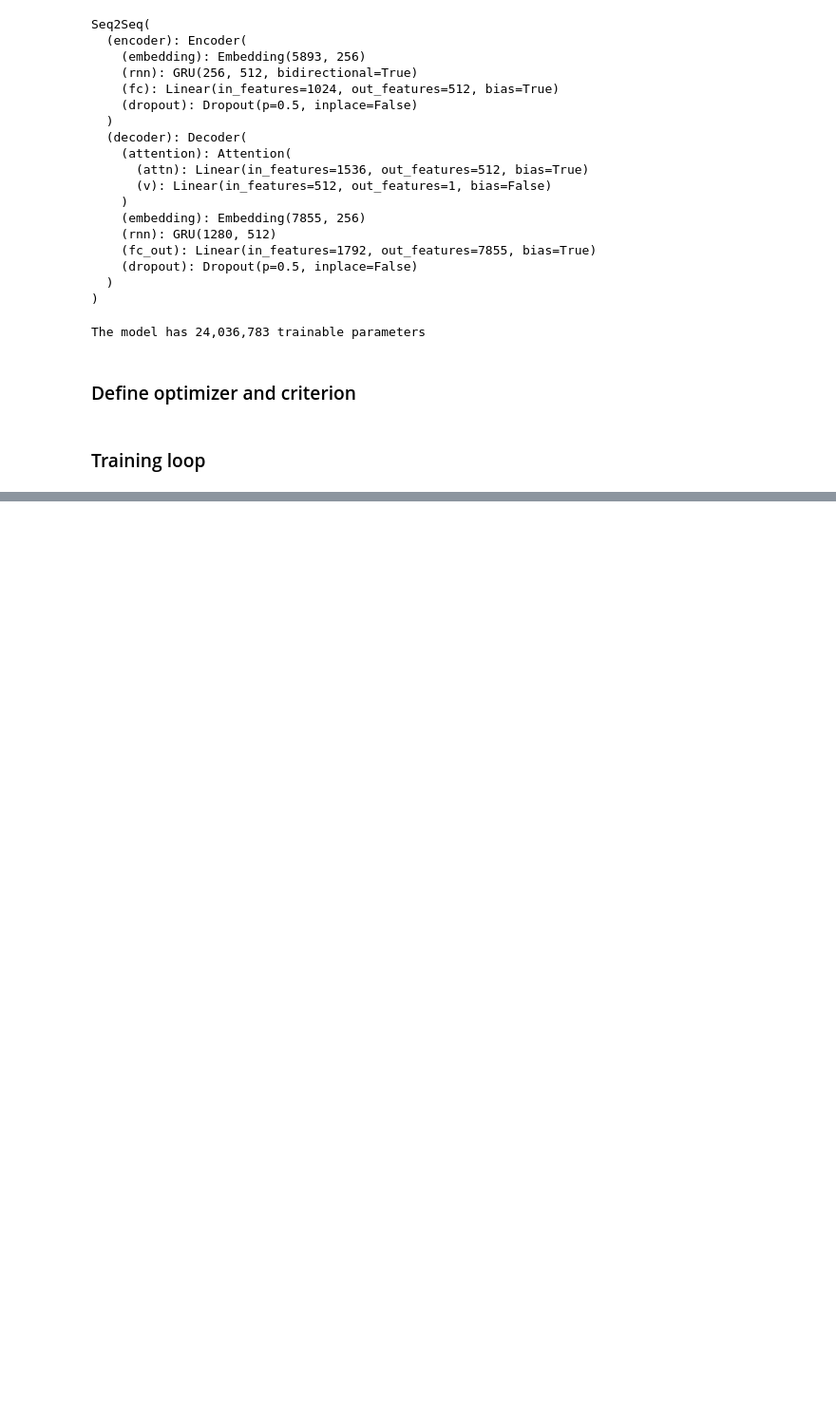
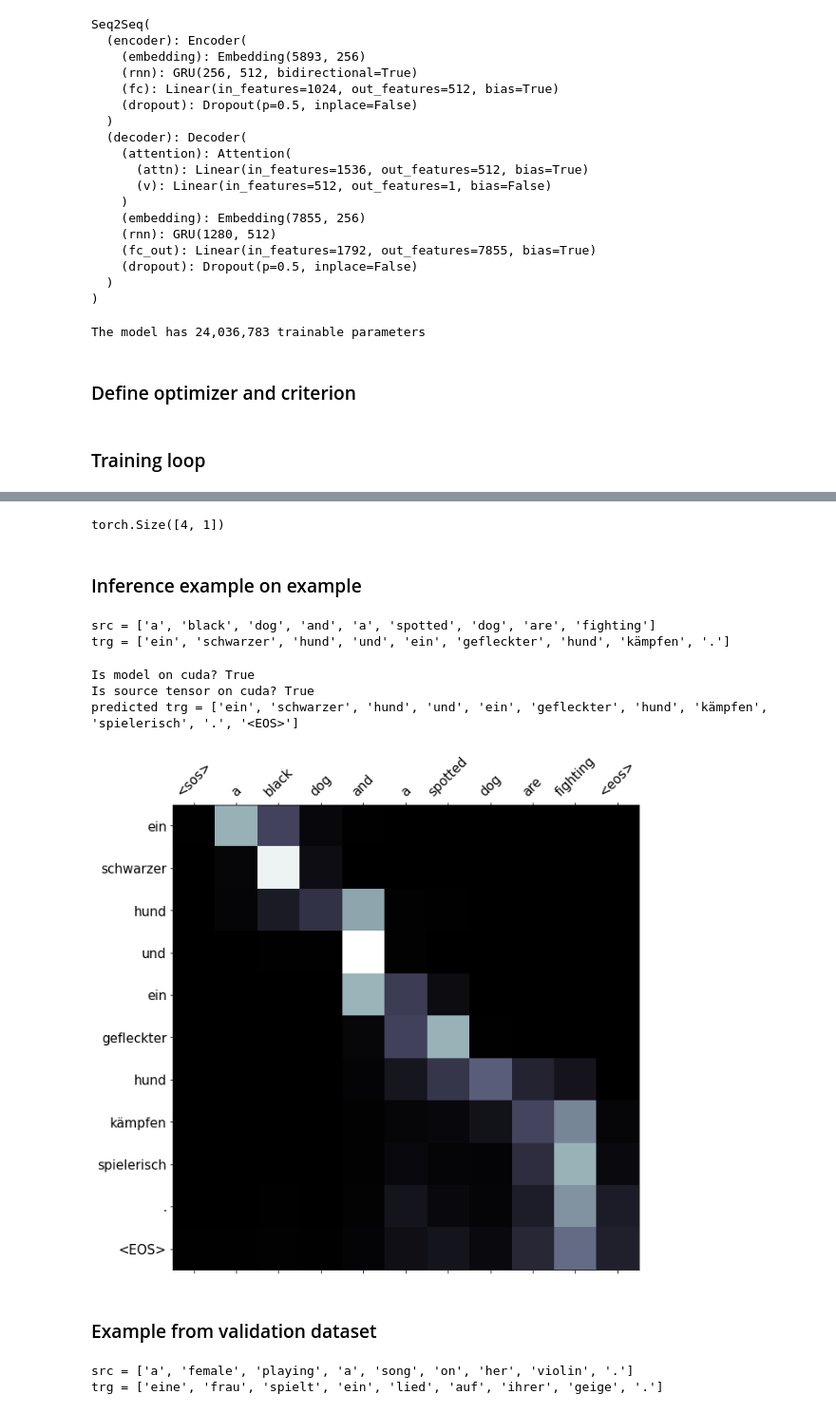
Before and after one commit to Shashank-Holla/TSAI-END-Program, a Jupyter notebook: 10- HandsOn 4/RNN_attention_based_machine_translation.ipynb, the cells around one changed output, grey strips where cells are left out. Shown: that part at 95% size. Drawn from its saved outputs; the diff is of its cells as text; code cells hidden in the pictures; blank space fills up the shorter version.

```diff
--- a/10- HandsOn 4/RNN_attention_based_machine_translation.ipynb
+++ b/10- HandsOn 4/RNN_attention_based_machine_translation.ipynb
@@ -500,0 +583,6 @@ Epoch: 25 | Time: 1m 34s
+# %%
+model.load_state_dict(torch.load('tut4-model.pt'))
+
+test_loss = evaluate(model, test_iterator, criterion)
+
+print(f'| Test Loss: {test_loss:.3f} | Test PPL: {math.exp(test_loss):7.3f} |')
@@ -500,0 +659,67 @@ Epoch: 25 | Time: 1m 34s
+# %%
+# check
+SRC.vocab.stoi["hello"]
+s1 = [token.lower() for token in tokenize_en("Hello from other side")]
+s2 = [SRC.vocab.stoi[token] for token in s1]
+s3 = torch.LongTensor(s2).unsqueeze(1)
+s3.shape
+# %% [output]
+torch.Size([4, 1])
+# %%
+def display_attention(sentence, translation, attention):
+
+    fig = plt.figure(figsize=(10,10))
+    ax = fig.add_subplot(111)
+
+    attention = attention.squeeze(1).cpu().detach().numpy()
+
+    cax = ax.matshow(attention, cmap='bone')
+
+    ax.tick_params(labelsize=15)
+    ax.set_xticklabels(['']+['<sos>']+[t.lower() for t in sentence]+['<eos>'],
+                       rotation=45)
+    ax.set_yticklabels(['']+translation)
+
+    ax.xaxis.set_major_locator(ticker.MultipleLocator(1))
+    ax.yaxis.set_major_locator(ticker.MultipleLocator(1))
+
+    plt.show()
+    plt.close()
+# %% [markdown]
+### Inference example on example
+# %%
+example_idx = 12
+
+src = vars(train_data.examples[example_idx])['src']
+trg = vars(train_data.examples[example_idx])['trg']
+
+print(f'src = {src}')
+print(f'trg = {trg}')
+# %% [output]
+src = ['a', 'black', 'dog', 'and', 'a', 'spotted', 'dog', 'are', 'fighting']
+trg = ['ein', 'schwarzer', 'hund', 'und', 'ein', 'gefleckter', 'hund', 'kämpfen', '.']
+# %%
+translation, attention = translate_sentence(src, SRC, TRG, model, device)
+
+print(f'predicted trg = {translation}')
+# %% [output]
+Is model on cuda? True
+Is source tensor on cuda? True
+predicted trg = ['ein', 'schwarzer', 'hund', 'und', 'ein', 'gefleckter', 'hund', 'kämpfen', 'spielerisch', '.', '<EOS>']
+# %%
+display_attention(src, translation, attention)
+# %% [output]
+[figure, added]
+# %% [markdown]
+### Example from validation dataset
+# %%
+example_idx = 14
+
+src = vars(valid_data.examples[example_idx])['src']
+trg = vars(valid_data.examples[example_idx])['trg']
+
+print(f'src = {src}')
+print(f'trg = {trg}')
+# %% [output]
+src = ['a', 'female', 'playing', 'a', 'song', 'on', 'her', 'violin', '.']
+trg = ['eine', 'frau', 'spielt', 'ein', 'lied', 'auf', 'ihrer', 'geige', '.']
```
Also changed, not shown: parts of 24 cells of this notebook.
